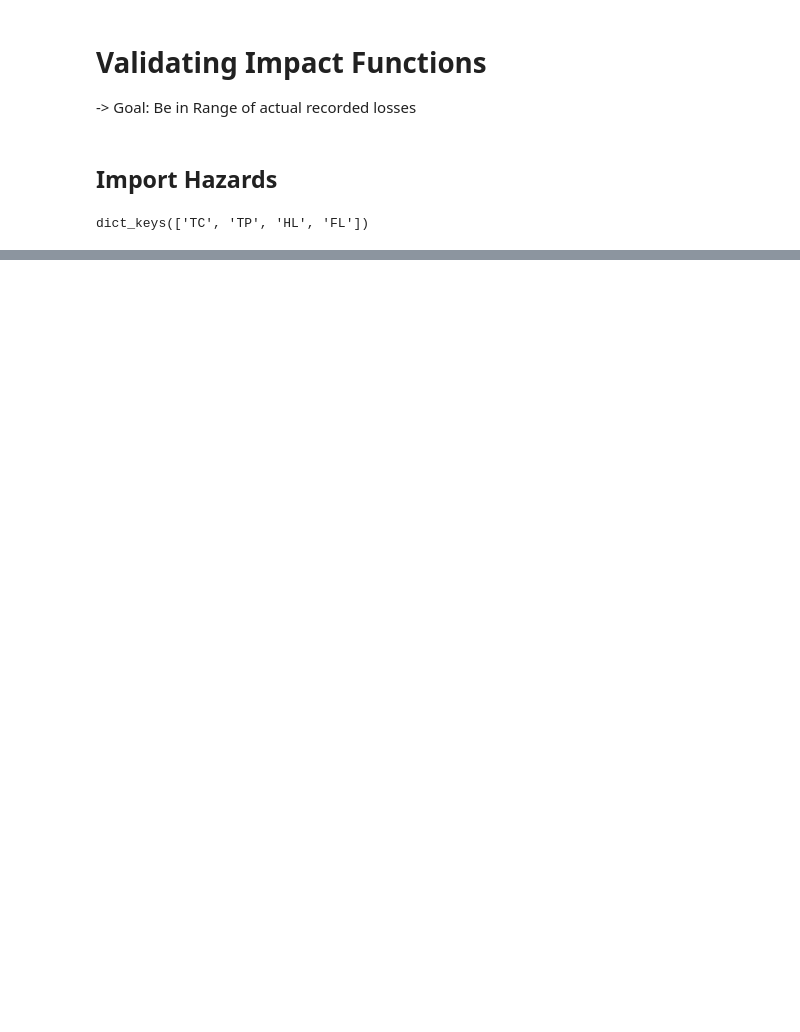
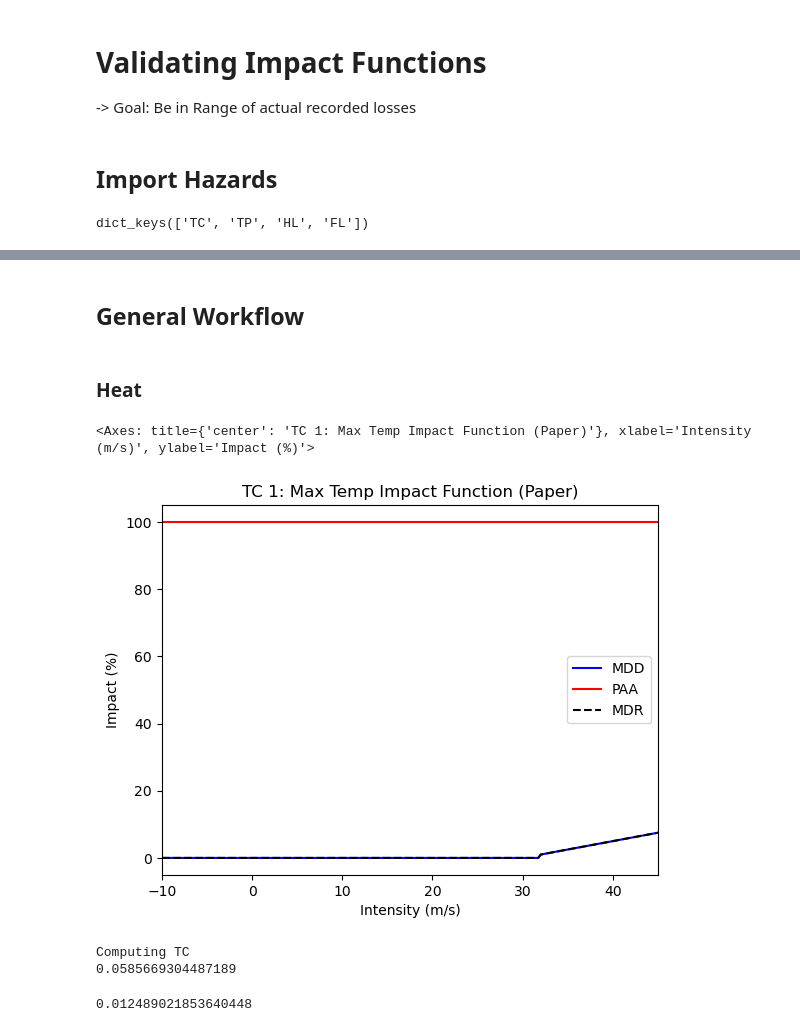
Before and after one commit to arvedluetzen/mus-climada, a Jupyter notebook: notebooks/validate_impactfunction.ipynb, the cells around one changed output, grey strips where cells are left out. Drawn from its saved outputs; the diff is of its cells as text; code cells hidden in the pictures; blank space fills up the shorter version.

Commit message:
Impactfunction Validation

```diff
--- a/notebooks/validate_impactfunction.ipynb
+++ b/notebooks/validate_impactfunction.ipynb
@@ -42,0 +56,2 @@ exposure_poly_gdf.head()
+# %% [markdown]
+## General Workflow
@@ -42,0 +74,26 @@ exposure_poly_gdf.head()
+# %% [markdown]
+### Heat
+# %%
+haz_dict["TC"]["impf_set"].plot()
+# %% [output]
+<Axes: title={'center': 'TC 1: Max Temp Impact Function (Paper)'}, xlabel='Intensity (m/s)', ylabel='Impact (%)'>
+[figure, added]
+# %%
+from src.helpers import comp_impact
+
+hazard = "TC"
+
+haz_dict_sel = {}
+haz_dict_sel[hazard] = haz_dict[hazard]
+
+exposure_pnt_gdf["eai"] = comp_impact(
+    haz_dict=haz_dict_sel,
+    exposure_pnt_gdf=exposure_pnt_gdf
+)
+# %% [output]
+Computing TC
+0.0585669304487189
+# %%
+comp_rel_damage(exposure_pnt_gdf)
+# %% [output]
+0.012489021853640448
```
Also changed, not shown: parts of 20 cells of this notebook, 2 other files.
